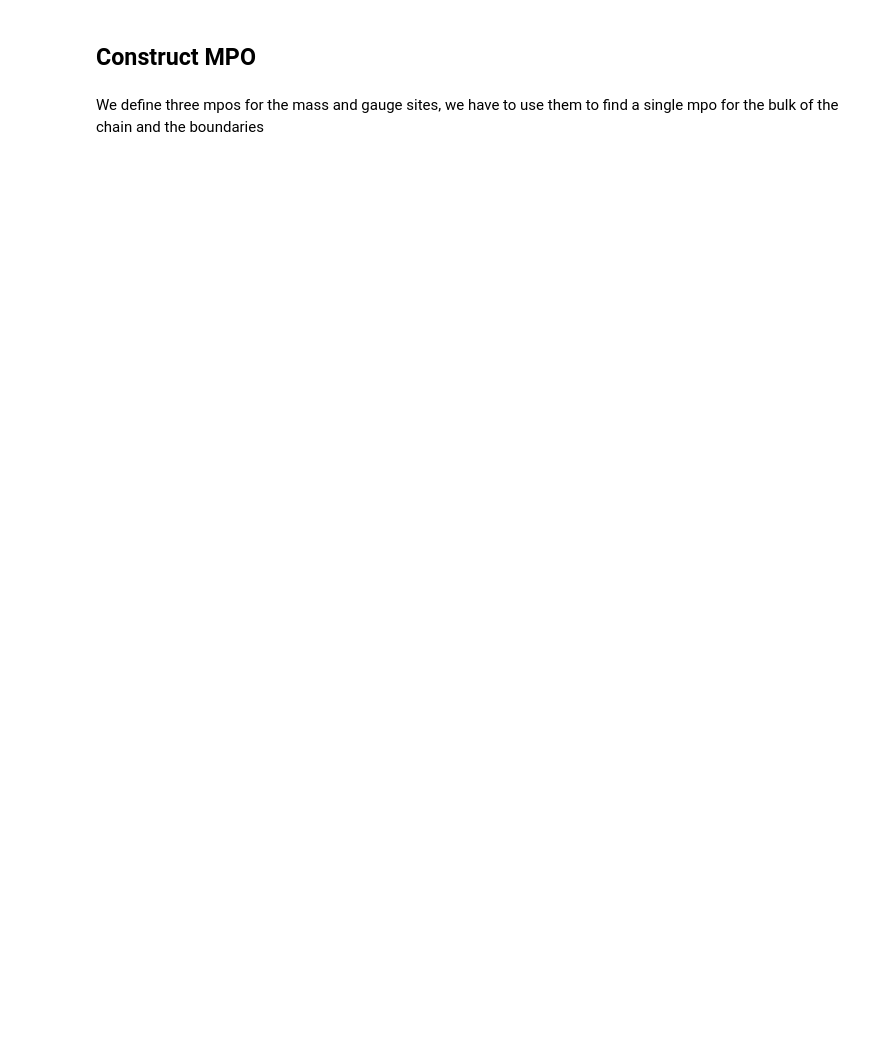
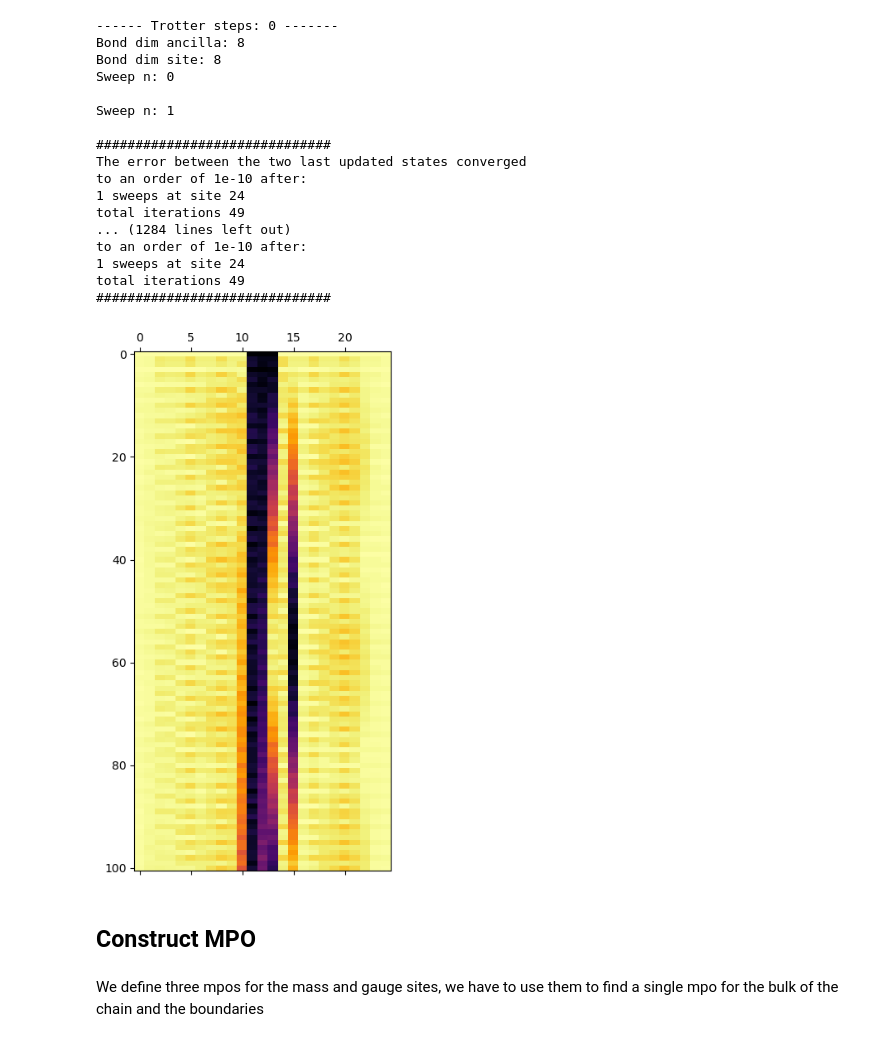
Before and after one commit to Fradm98/qs-qh, a Jupyter notebook: src/notebooks/Z2/z2chain_mps.ipynb, the cells around one changed output. Cells and saved outputs as stored; diff of their text form; code cells hidden in the pictures; blank space fills up the shorter version.

```diff
--- a/src/notebooks/Z2/z2chain_mps.ipynb
+++ b/src/notebooks/Z2/z2chain_mps.ipynb
@@ -65,3 +90,51 @@ chain.sites = perturbed_tensor
+# %%
+chis = [8]
+L = 25
+occup_state = np.array([0,1]).reshape((1,2,1))
+vacuum_state = np.array([1,0]).reshape((1,2,1))
+vacuum_tensor = [vacuum_state for _ in range(L)]
+vacuum_tensor[L//2] = occup_state
+vacuum_tensor[L//2-1] = occup_state
+vacuum_tensor[L//2+1] = occup_state
+perturbed_tensor = vacuum_tensor
+for chi in chis:
+        chain = Z2_chain_massive_mps(L=L, d=2, chi=chi, J=1, h1=0.1, h2=0.1)
+        chain.sites = perturbed_tensor
+        chain.enlarge_chi()
+        params_quench = dict(trotter_steps = 100,
+                delta = 1,
+                n_sweeps = 8,
+                conv_tol = 1e-10,
+                bond = True,
+                where = -1)
+        errs, entrs, smvs, evs = chain.TEBD_Z2_chain(params_quench=params_quench)
+        # plt.plot(entrs, label=f"chi: {chi}")
+        plt.matshow(evs, cmap='inferno', aspect=0.5)
+        plt.show()
+
+# plt.title("Entanglement Entropy for $L=$"+f"${L}$")
+# plt.xlabel("Trotter step $(T)$")
+# plt.ylabel("Entanglement Entropy $(S_{vn})$")
+# plt.legend()
+# %% [output]
+------ Trotter steps: 0 -------
+Bond dim ancilla: 8
+Bond dim site: 8
+Sweep n: 0
+
+Sweep n: 1
+
+##############################
+The error between the two last updated states converged
+to an order of 1e-10 after:
+1 sweeps at site 24
+total iterations 49
+... (1284 lines left out)
+to an order of 1e-10 after:
+1 sweeps at site 24
+total iterations 49
+##############################
+[figure, added]
 # %% [markdown]
 ## Construct MPO
 # %% [markdown]
```
Also changed, not shown: parts of 12 cells of this notebook, 3 other files.
